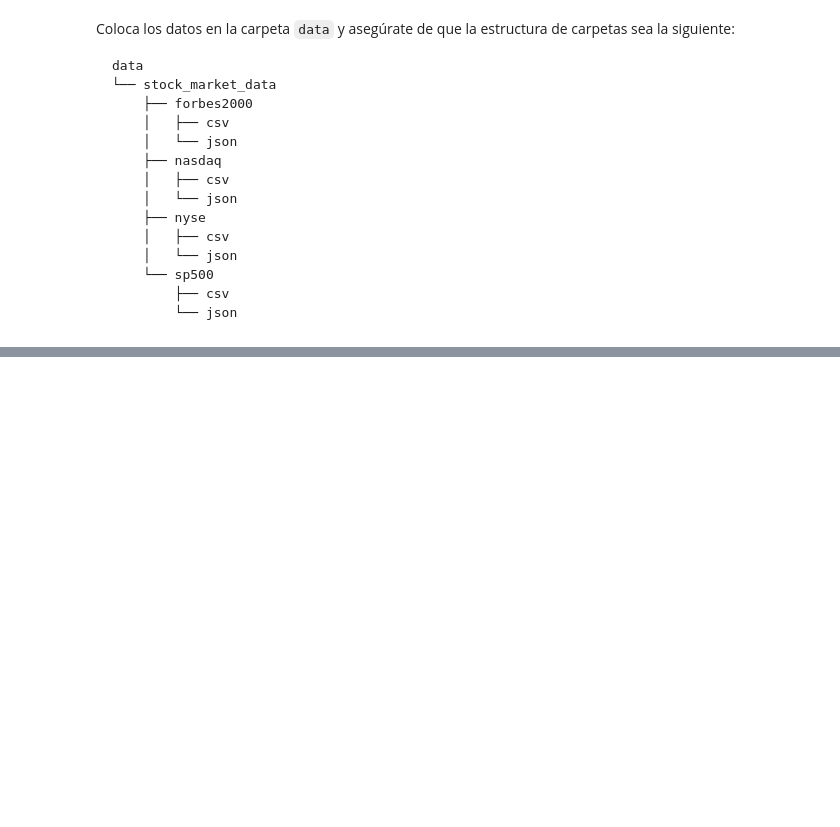
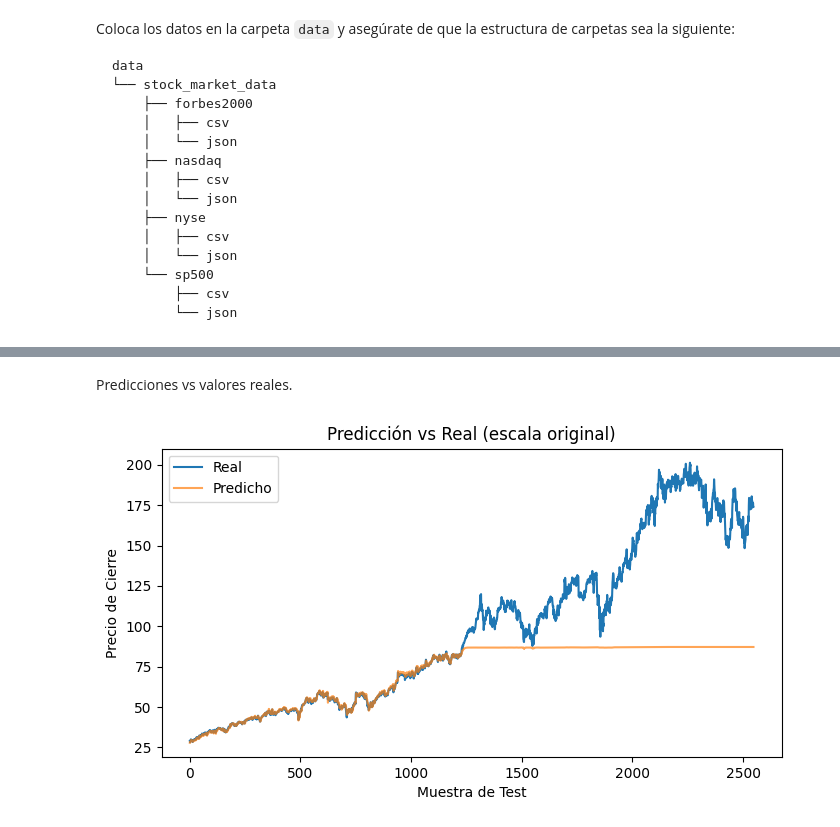
Before and after one commit to JAntonioBarrientos/proyecto-RN-JAntonioBarrientos, a Jupyter notebook: proyecto.ipynb, the cells around one changed output, grey strips where cells are left out. Cells and saved outputs as stored; diff of their text form; code cells hidden in the pictures; blank space fills up the shorter version.

```diff
--- a/proyecto.ipynb
+++ b/proyecto.ipynb
@@ -81,0 +299,10 @@ print(df.head())
+# %%
+model.eval()
+test_loss = 0.0
+with torch.no_grad():
+    for xb, yb in test_loader:
+        xb, yb = xb.to(device), yb.to(device)
+        out = model(xb)
+        test_loss += criterion(out, yb).item() * xb.size(0)
+test_loss /= len(test_loader.dataset)
+print(f"Test Loss: {test_loss:.4f}")
@@ -81,0 +311,27 @@ print(df.head())
+# %% [markdown]
+Predicciones vs valores reales.
+# %%
+model.eval()
+ys_true, ys_pred = [], []
+
+with torch.no_grad():
+    for xb, yb in test_loader:
+        xb = xb.to(device)
+        # yb viene en escala original, así que:
+        y_pred = model(xb).cpu().numpy().flatten()
+        ys_pred.extend(y_pred)
+        ys_true.extend(yb.numpy().flatten())
+
+# Graficar directamente en la escala de precios reales
+import matplotlib.pyplot as plt
+
+plt.figure(figsize=(8,4))
+plt.plot(ys_true, label='Real')
+plt.plot(ys_pred, label='Predicho', alpha=0.7)
+plt.xlabel("Muestra de Test")
+plt.ylabel("Precio de Cierre")
+plt.title("Predicción vs Real (escala original)")
+plt.legend()
+plt.show()
+# %% [output]
+[figure, added]
```
Also changed, not shown: parts of 15 cells of this notebook, 1 other file.
